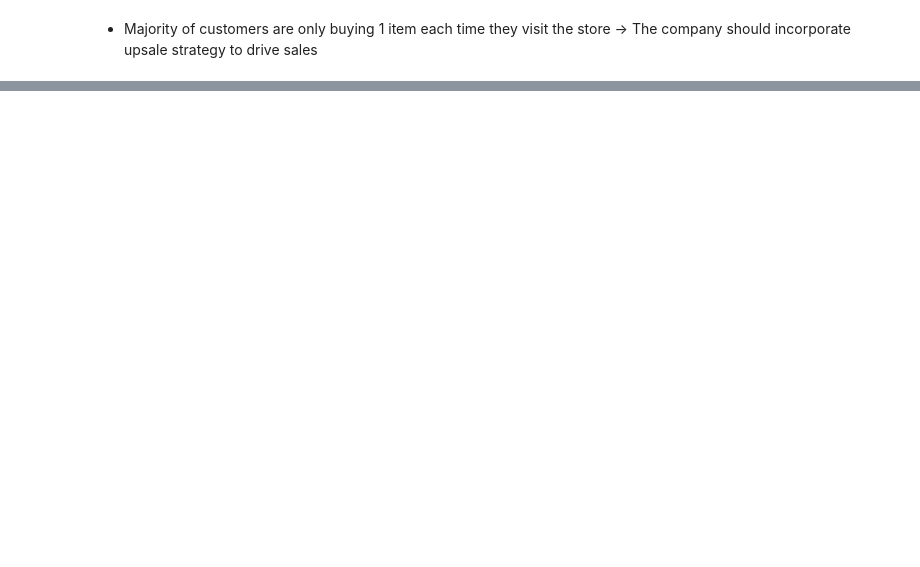
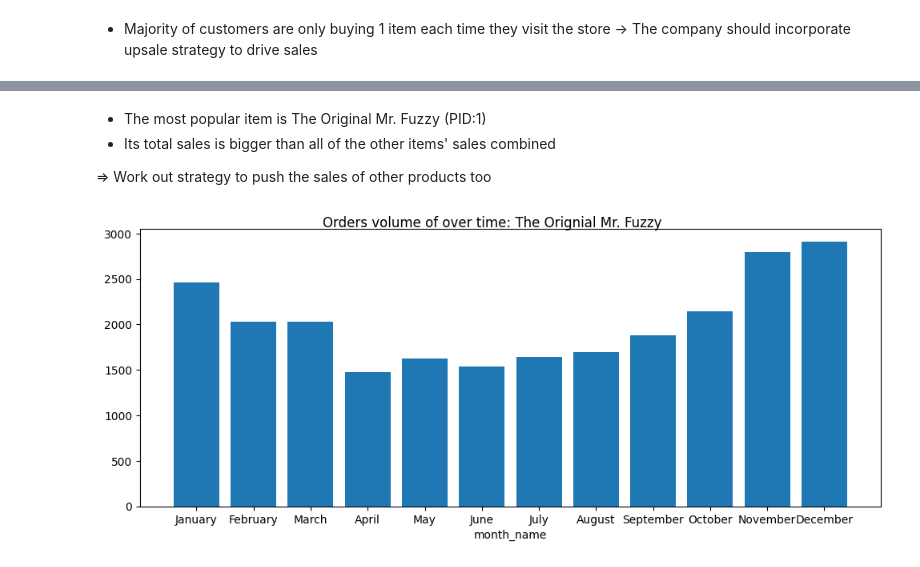
Before and after one commit to chaulnb05/Fuzzy_Ecom, a Jupyter notebook: Notebooks/eda.ipynb, the cells around one changed output, grey strips where cells are left out. Cells and saved outputs as stored; diff of their text form; code cells hidden in the pictures; blank space fills up the shorter version.

Commit message:
update built-in package fuzzy, gitignore, eda

```diff
--- a/Notebooks/eda.ipynb
+++ b/Notebooks/eda.ipynb
@@ -84,0 +160,3 @@ charts.data_over_time(orders_df["order_id"],orders_df["month"])
+# %%
+order_item_df["week_day_name"] = helpers.ordered_time(order_item_df["week_day_name"],"week")
+order_item_df["month_name"] = helpers.ordered_time(order_item_df["month_name"],"month")
@@ -84,0 +173,13 @@ charts.data_over_time(orders_df["order_id"],orders_df["month"])
+# %% [markdown]
+- The most popular item is The Original Mr. Fuzzy (PID:1)
+- Its total sales is bigger than all of the other items' sales combined
+
+=> Work out strategy to push the sales of other products too
+# %%
+# Break down sale of each product over time
+
+pid1_orders = order_item_df[order_item_df["product_id"]==1]
+fig = charts.data_over_time(pid1_orders,['month_name'],"Orders volume of over time: The Orignial Mr. Fuzzy")
+fig.set_size_inches(10,4)
+# %% [output]
+[figure, added]
```
Also changed, not shown: parts of 20 cells of this notebook, 4 other files.
